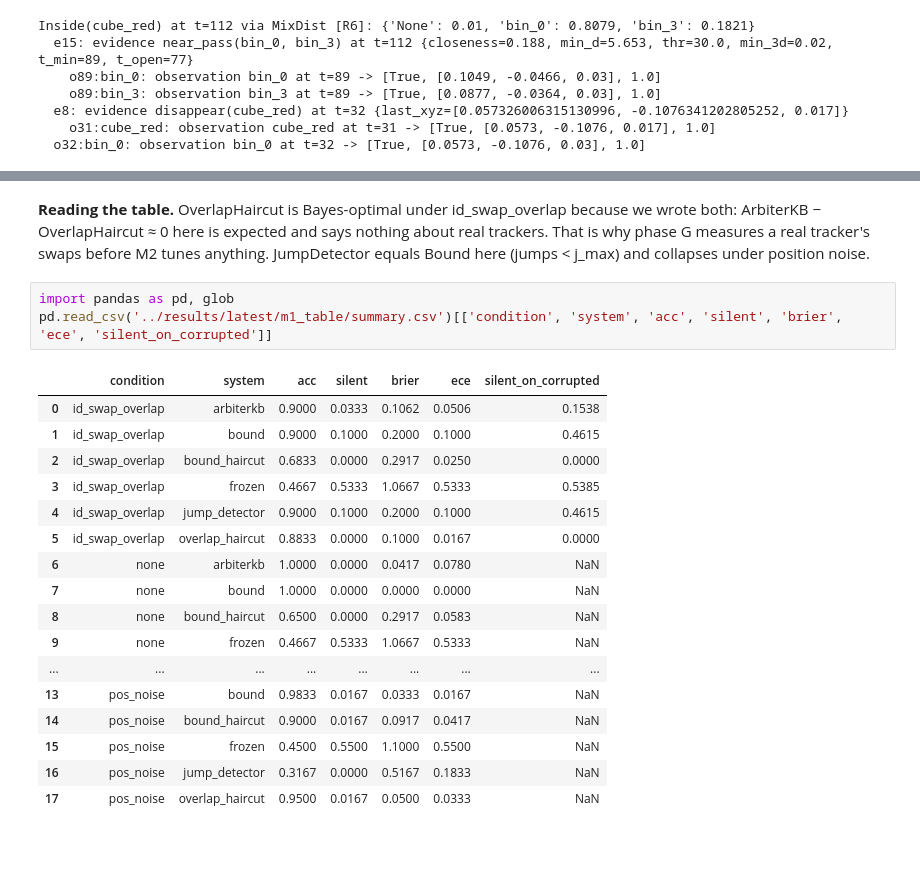
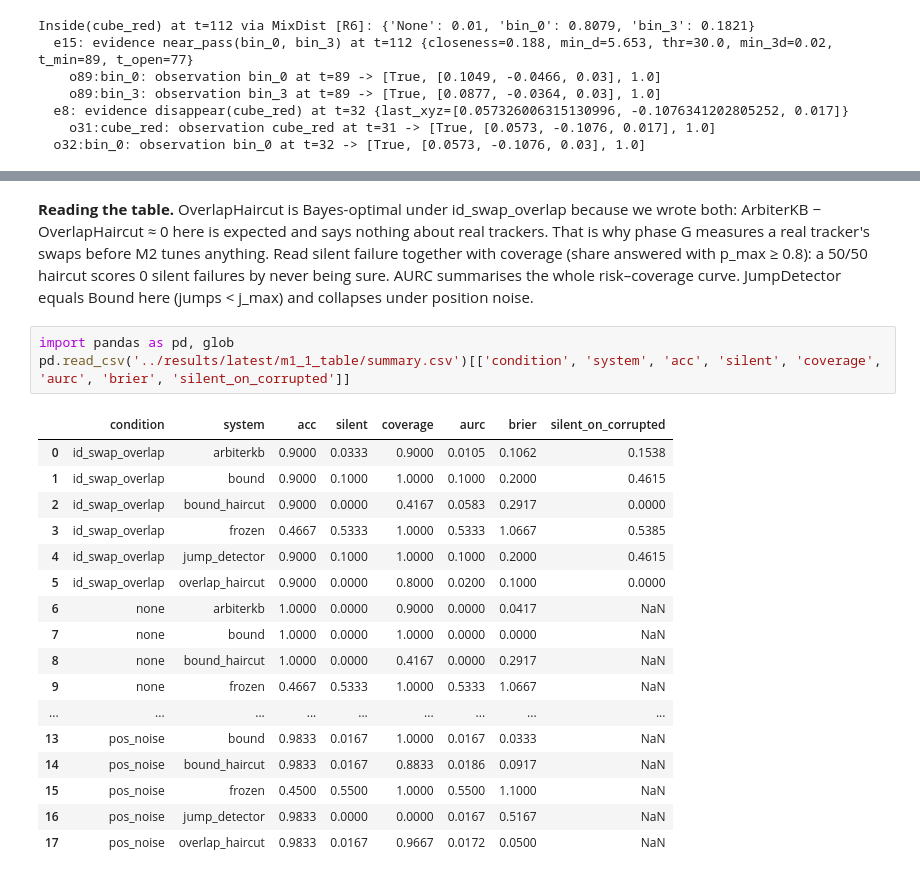
Before and after one commit to vinzppp/arbiterkb, a Jupyter notebook: executed/m1_walkthrough.ipynb, the cells around one changed output, grey strips where cells are left out. Cells and saved outputs as stored; diff of their text form; blank space fills up the shorter version.

```diff
--- a/executed/m1_walkthrough.ipynb
+++ b/executed/m1_walkthrough.ipynb
@@ -72,26 +75,26 @@ cube_red -> bin_3 with confidence 0.5 at t=123 (tracker: nearest container to th
 # %% [markdown]
-**Reading the table.** OverlapHaircut is Bayes-optimal under id_swap_overlap because we wrote both: ArbiterKB − OverlapHaircut ≈ 0 here is expected and says nothing about real trackers. That is why phase G measures a real tracker's swaps before M2 tunes anything. JumpDetector equals Bound here (jumps < j_max) and collapses under position noise.
+**Reading the table.** OverlapHaircut is Bayes-optimal under id_swap_overlap because we wrote both: ArbiterKB − OverlapHaircut ≈ 0 here is expected and says nothing about real trackers. That is why phase G measures a real tracker's swaps before M2 tunes anything. Read silent failure together with coverage (share answered with p_max ≥ 0.8): a 50/50 haircut scores 0 silent failures by never being sure. AURC summarises the whole risk–coverage curve. JumpDetector equals Bound here (jumps < j_max) and collapses under position noise.
 # %%
 import pandas as pd, glob
-pd.read_csv('../results/latest/m1_table/summary.csv')[['condition', 'system', 'acc', 'silent', 'brier', 'ece', 'silent_on_corrupted']]
+pd.read_csv('../results/latest/m1_1_table/summary.csv')[['condition', 'system', 'acc', 'silent', 'coverage', 'aurc', 'brier', 'silent_on_corrupted']]
 # %% [output]
-|  | condition | system | acc | silent | brier | ece | silent_on_corrupted |
-| 0 | id_swap_overlap | arbiterkb | 0.9000 | 0.0333 | 0.1062 | 0.0506 | 0.1538 |
-| 1 | id_swap_overlap | bound | 0.9000 | 0.1000 | 0.2000 | 0.1000 | 0.4615 |
-| 2 | id_swap_overlap | bound_haircut | 0.6833 | 0.0000 | 0.2917 | 0.0250 | 0.0000 |
-| 3 | id_swap_overlap | frozen | 0.4667 | 0.5333 | 1.0667 | 0.5333 | 0.5385 |
-| 4 | id_swap_overlap | jump_detector | 0.9000 | 0.1000 | 0.2000 | 0.1000 | 0.4615 |
-| 5 | id_swap_overlap | overlap_haircut | 0.8833 | 0.0000 | 0.1000 | 0.0167 | 0.0000 |
-| 6 | none | arbiterkb | 1.0000 | 0.0000 | 0.0417 | 0.0780 | NaN |
-| 7 | none | bound | 1.0000 | 0.0000 | 0.0000 | 0.0000 | NaN |
-| 8 | none | bound_haircut | 0.6500 | 0.0000 | 0.2917 | 0.0583 | NaN |
-| 9 | none | frozen | 0.4667 | 0.5333 | 1.0667 | 0.5333 | NaN |
-| ... | ... | ... | ... | ... | ... | ... | ... |
-| 13 | pos_noise | bound | 0.9833 | 0.0167 | 0.0333 | 0.0167 | NaN |
-| 14 | pos_noise | bound_haircut | 0.9000 | 0.0167 | 0.0917 | 0.0417 | NaN |
-| 15 | pos_noise | frozen | 0.4500 | 0.5500 | 1.1000 | 0.5500 | NaN |
-| 16 | pos_noise | jump_detector | 0.3167 | 0.0000 | 0.5167 | 0.1833 | NaN |
-| 17 | pos_noise | overlap_haircut | 0.9500 | 0.0167 | 0.0500 | 0.0333 | NaN |
+|  | condition | system | acc | silent | coverage | aurc | brier | silent_on_corrupted |
+| 0 | id_swap_overlap | arbiterkb | 0.9000 | 0.0333 | 0.9000 | 0.0105 | 0.1062 | 0.1538 |
+| 1 | id_swap_overlap | bound | 0.9000 | 0.1000 | 1.0000 | 0.1000 | 0.2000 | 0.4615 |
+| 2 | id_swap_overlap | bound_haircut | 0.9000 | 0.0000 | 0.4167 | 0.0583 | 0.2917 | 0.0000 |
+| 3 | id_swap_overlap | frozen | 0.4667 | 0.5333 | 1.0000 | 0.5333 | 1.0667 | 0.5385 |
+| 4 | id_swap_overlap | jump_detector | 0.9000 | 0.1000 | 1.0000 | 0.1000 | 0.2000 | 0.4615 |
+| 5 | id_swap_overlap | overlap_haircut | 0.9000 | 0.0000 | 0.8000 | 0.0200 | 0.1000 | 0.0000 |
+| 6 | none | arbiterkb | 1.0000 | 0.0000 | 0.9000 | 0.0000 | 0.0417 | NaN |
+| 7 | none | bound | 1.0000 | 0.0000 | 1.0000 | 0.0000 | 0.0000 | NaN |
+| 8 | none | bound_haircut | 1.0000 | 0.0000 | 0.4167 | 0.0000 | 0.2917 | NaN |
+| 9 | none | frozen | 0.4667 | 0.5333 | 1.0000 | 0.5333 | 1.0667 | NaN |
+| ... | ... | ... | ... | ... | ... | ... | ... | ... |
+| 13 | pos_noise | bound | 0.9833 | 0.0167 | 1.0000 | 0.0167 | 0.0333 | NaN |
+| 14 | pos_noise | bound_haircut | 0.9833 | 0.0167 | 0.8833 | 0.0186 | 0.0917 | NaN |
+| 15 | pos_noise | frozen | 0.4500 | 0.5500 | 1.0000 | 0.5500 | 1.1000 | NaN |
+| 16 | pos_noise | jump_detector | 0.9833 | 0.0000 | 0.0000 | 0.0167 | 0.5167 | NaN |
+| 17 | pos_noise | overlap_haircut | 0.9833 | 0.0167 | 0.9667 | 0.0172 | 0.0500 | NaN |
 # %%
 from IPython.display import Image, display
 for f in sorted(glob.glob('../figures/*_test_p0.5.png')):
```
Also changed, not shown: parts of 3 cells of this notebook, 9 other files.
